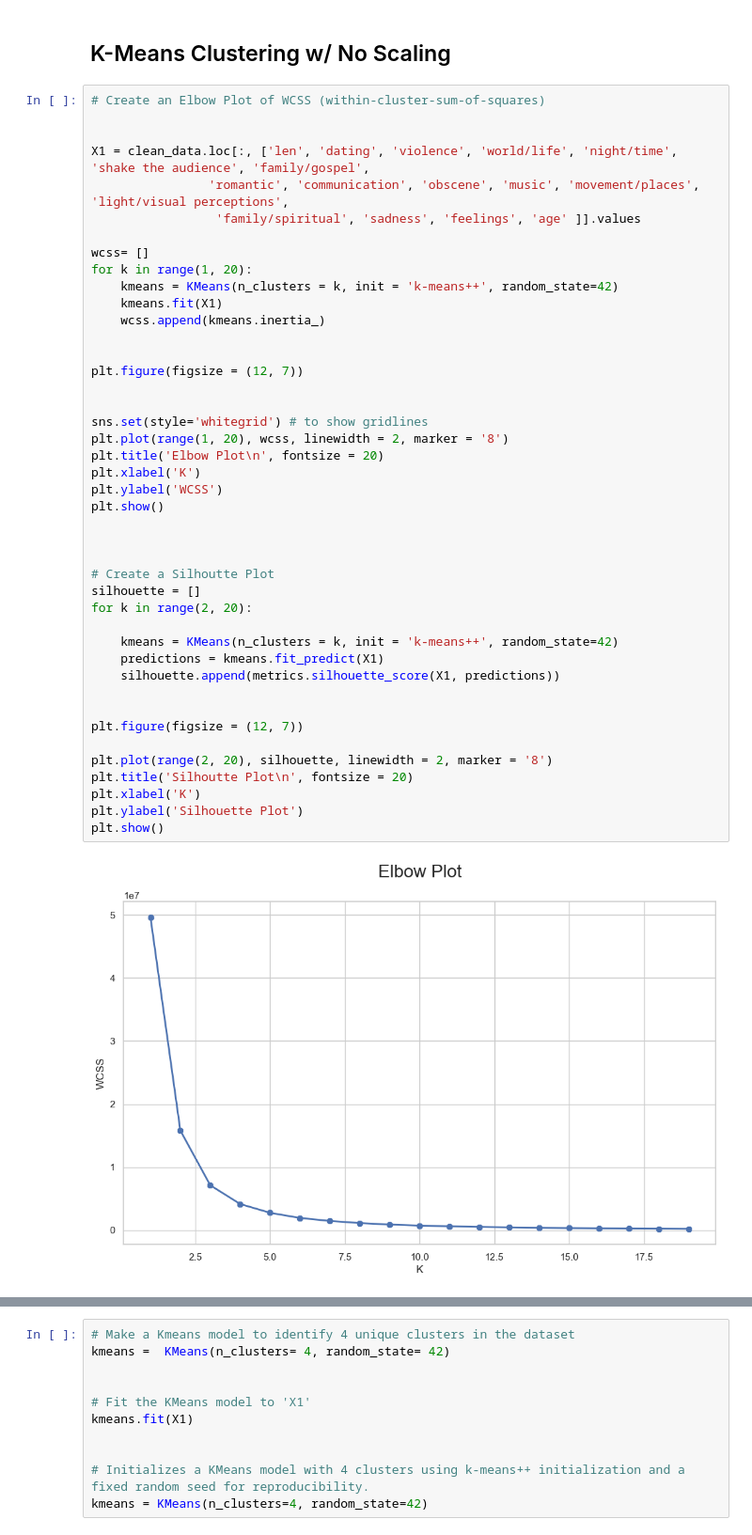
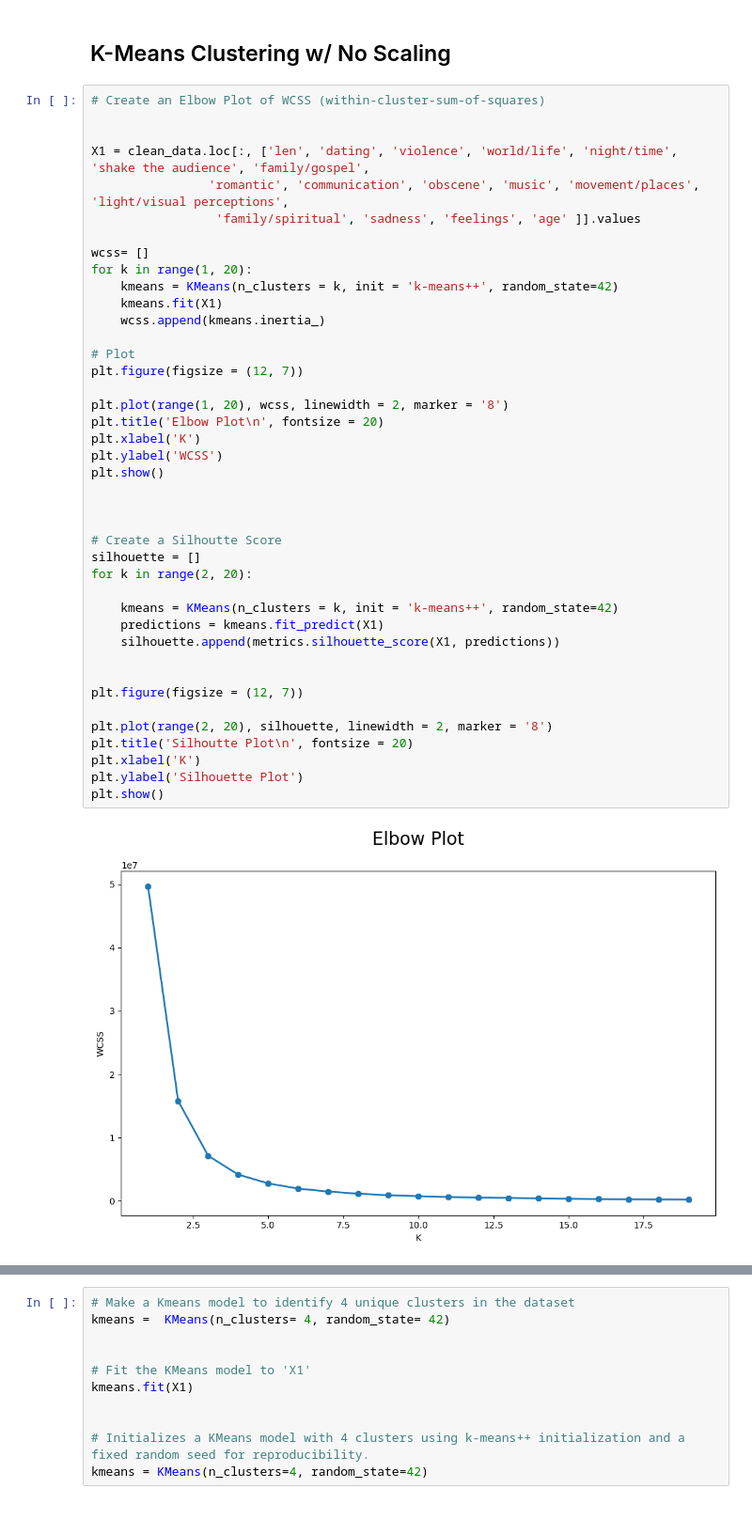
Before and after one commit to ohTMI/Music-Recommendation-Lab, a Jupyter notebook: Code/model.ipynb, the cells around one changed output, grey strips where cells are left out. Shown at 94% size. Saved outputs shown, nothing was run; the diff lists cells and outputs as text.

```diff
--- a/Code/model.ipynb
+++ b/Code/model.ipynb
@@ -36,35 +36,33 @@ for k in range(1, 20):
     kmeans = KMeans(n_clusters = k, init = 'k-means++', random_state=42)
     kmeans.fit(X1)
     wcss.append(kmeans.inertia_)
 
-
+# Plot
 plt.figure(figsize = (12, 7))
 
-
-sns.set(style='whitegrid') # to show gridlines
 plt.plot(range(1, 20), wcss, linewidth = 2, marker = '8')
 plt.title('Elbow Plot\n', fontsize = 20)
 plt.xlabel('K')
 plt.ylabel('WCSS')
 plt.show()
 
 
 
-# Create a Silhoutte Plot
+# Create a Silhoutte Score
 silhouette = []
 for k in range(2, 20):
 
     kmeans = KMeans(n_clusters = k, init = 'k-means++', random_state=42)
     predictions = kmeans.fit_predict(X1)
     silhouette.append(metrics.silhouette_score(X1, predictions))
 
 
 plt.figure(figsize = (12, 7))
 
 plt.plot(range(2, 20), silhouette, linewidth = 2, marker = '8')
 plt.title('Silhoutte Plot\n', fontsize = 20)
 plt.xlabel('K')
 plt.ylabel('Silhouette Plot')
 plt.show()
 # %% [output]
-[figure, old version]
+[figure, new version]
```
Also changed, not shown: parts of 16 cells of this notebook, 1 other file.
